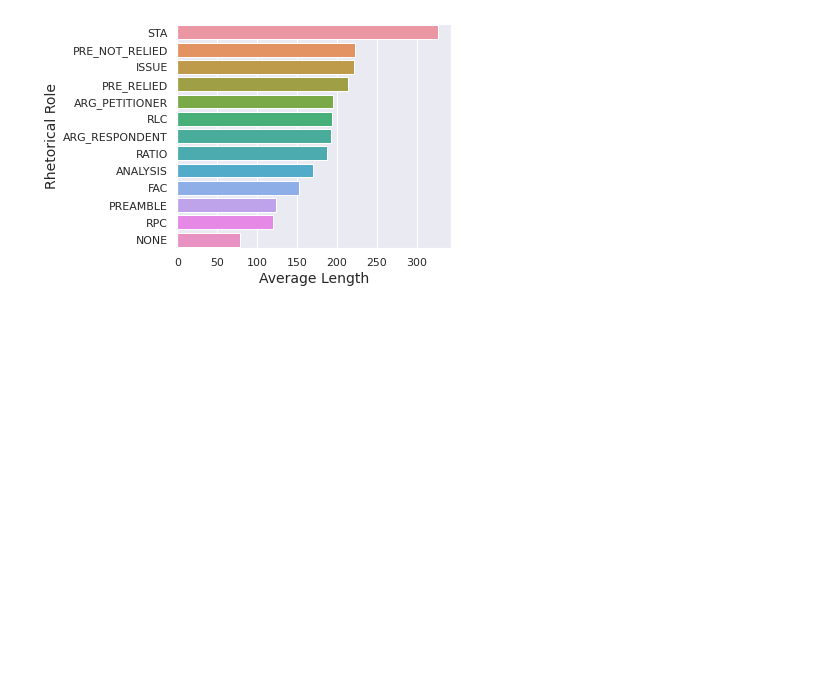
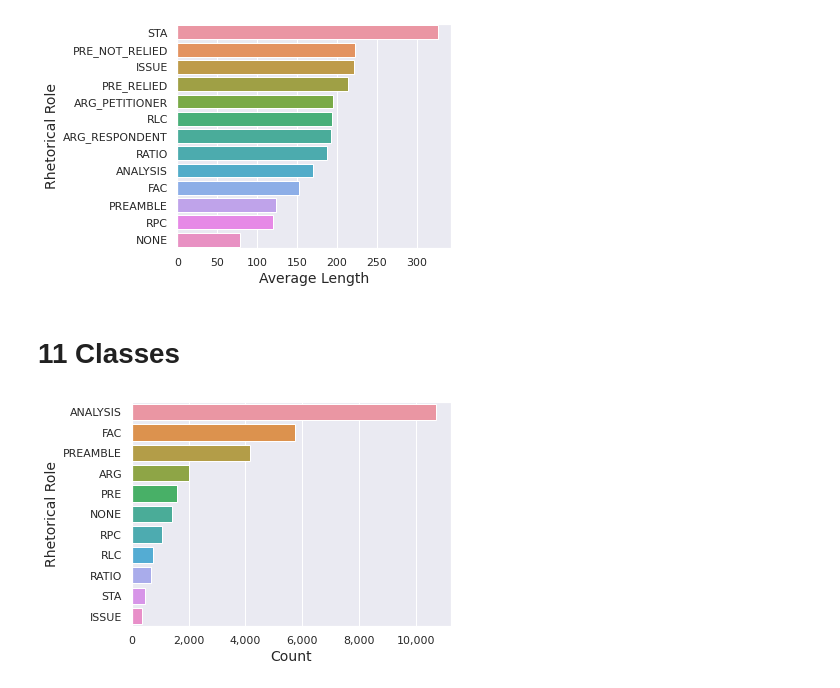
Before and after one commit to tsither/Rhetorical-Role-Classifier, a Jupyter notebook: jupyter_notebooks/data_exploration.ipynb, the cells around one changed output. Cells and saved outputs as stored; diff of their text form; code cells hidden in the pictures; blank space fills up the shorter version.

```diff
--- a/jupyter_notebooks/data_exploration.ipynb
+++ b/jupyter_notebooks/data_exploration.ipynb
@@ -178,3 +178,5 @@ fig.tight_layout()
 fig.savefig("../output/CharacterLen.png", dpi=300)
 # %% [output]
 [figure]
+# %% [markdown]
+# 11 Classes
@@ -180,0 +190,29 @@ fig.savefig("../output/CharacterLen.png", dpi=300)
+# %%
+def remaplabels(labels):
+    for idx, label in enumerate(labels):
+        if label == 'ARG_RESPONDENT' or label == 'ARG_PETITIONER':
+            labels[idx] = "ARG"
+        elif label == 'PRE_NOT_RELIED' or label == 'PRE_RELIED':
+            labels[idx] = 'PRE'
+
+    return labels
+# %%
+data_train_new = remaplabels(data_train.labels)
+# %%
+plot_data1 = Counter(data_train_new)
+plot_data1 = dict(sorted(plot_data1.items(), key=lambda item: item[1], reverse= True))
+# %%
+sns.set_theme('notebook')
+fig, ax = plt.subplots()
+sns.barplot(ax= ax, x= list(plot_data1.values()), y= list(plot_data1.keys()))
+# ax.set_yticks(ticks= range(len(plot_data)), labels= ['PREAMBLE', 'NONE', 'FACT', 'ARGUMENT RESPONDENT', 'RULING BY LOWER COURT',
+            #   'ARGUMENT PETITIONER', 'ANALYSIS', 'PRECEDENT RELIED UPON', 'RATIO',
+            #   'RULING BY PRESENT COURT', 'ISSUE', 'STATUTE', 'PRECEDENT NOT RELIED UPON'], rotation=45);
+ax.get_xaxis().set_major_formatter(
+    matplotlib.ticker.FuncFormatter(lambda x, p: format(int(x), ',')));
+ax.set_xlabel("Count",fontdict= {'fontsize':14});
+ax.set_ylabel("Rhetorical Role",fontdict= {'fontsize':14});
+fig.tight_layout()
+fig.savefig("../output/LabelDistribution2.png", dpi=300)
+# %% [output]
+[figure, added]
```
Also changed, not shown: parts of 8 cells of this notebook, 10 other files.
